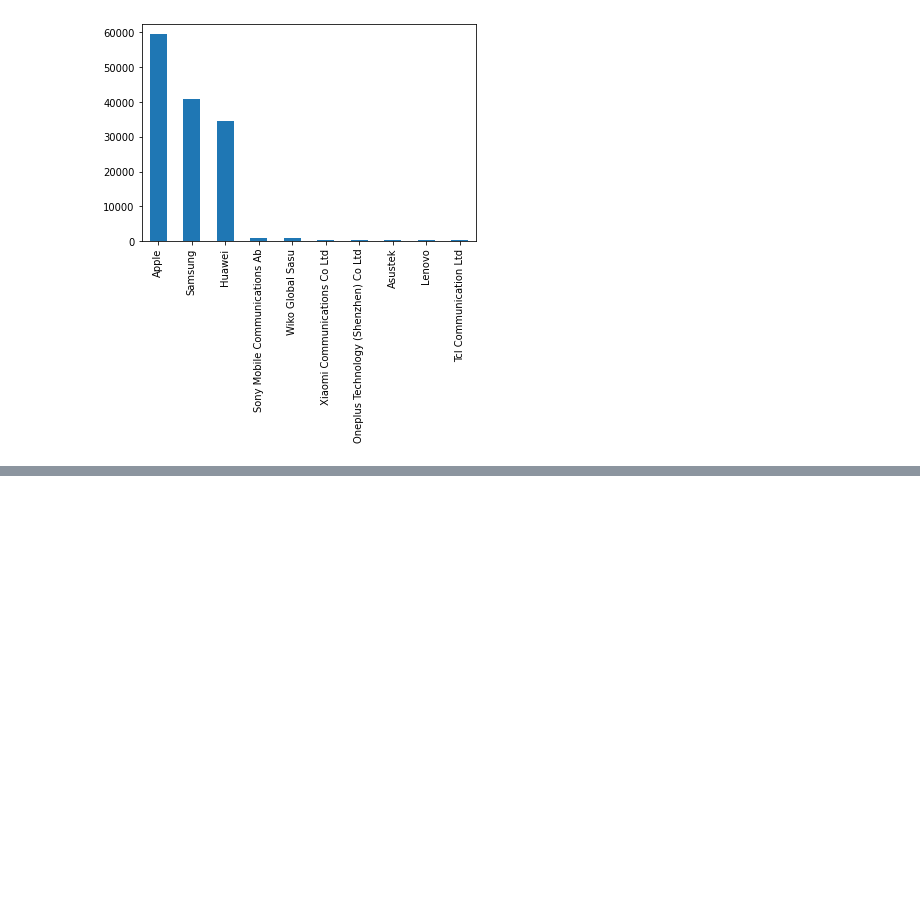
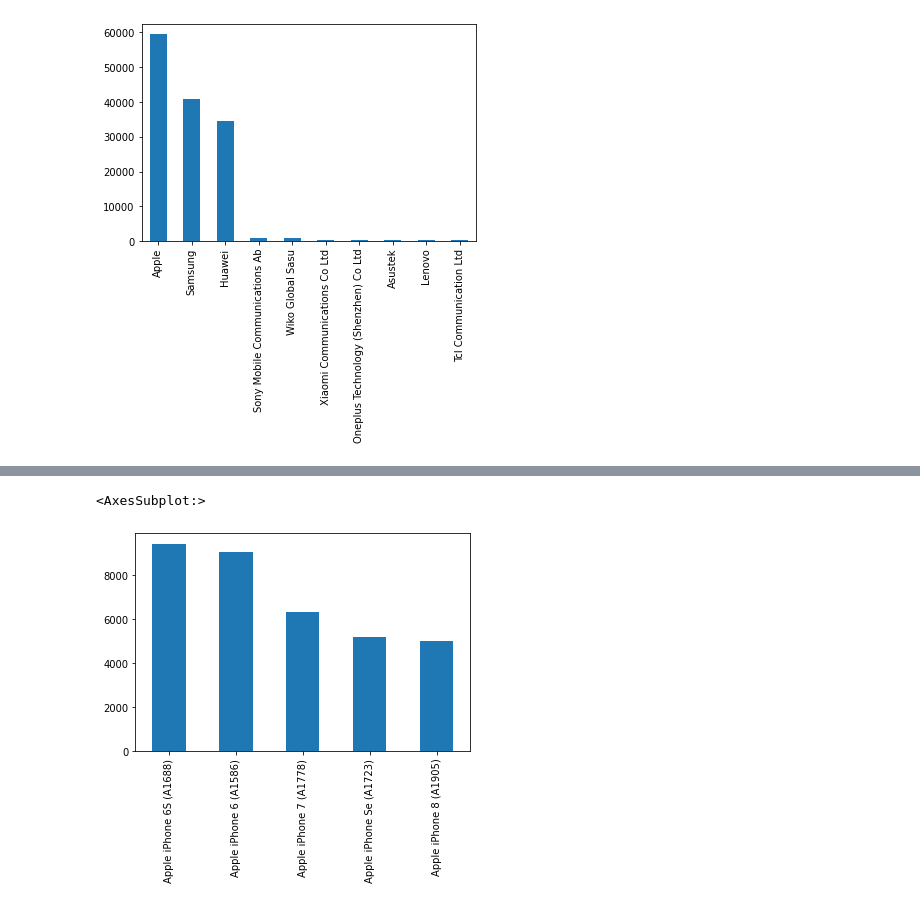
Before and after one commit to abeselomg/Telecom_user_analysis, a Jupyter notebook: notebooks/notebook.ipynb, the cells around one changed output, grey strips where cells are left out. Drawn from its saved outputs; the diff is of its cells as text; code cells hidden in the pictures; blank space fills up the shorter version.

Commit message:
plot the top 5 handsets per top 3 handset manufacturers

```diff
--- a/notebooks/notebook.ipynb
+++ b/notebooks/notebook.ipynb
@@ -119,0 +129,13 @@ clean_headset_count.plot(kind="bar")
+# %%
+
+
+appledf=teledf.loc[teledf["Handset Manufacturer"] == "Apple"]
+samsungdf=teledf.loc[teledf["Handset Manufacturer"] == "Samsung"]
+huaweidf = teledf.loc[teledf["Handset Manufacturer"] == "Huawei"]
+# %%
+apple_handsets=appledf["Handset Type"].value_counts().nlargest(5)
+samsung_handsets=samsungdf["Handset Type"].value_counts().nlargest(5)
+huawei_handsets=huaweidf["Handset Type"].value_counts().nlargest(5)
+print(apple_handsets)
+print(samsung_handsets)
+print(huawei_handsets)
@@ -119,0 +161,5 @@ clean_headset_count.plot(kind="bar")
+# %%
+apple_handsets.plot(kind="bar")
+# %% [output]
+<AxesSubplot:>
+[figure, added]
```
Also changed, not shown: parts of 5 cells of this notebook.
